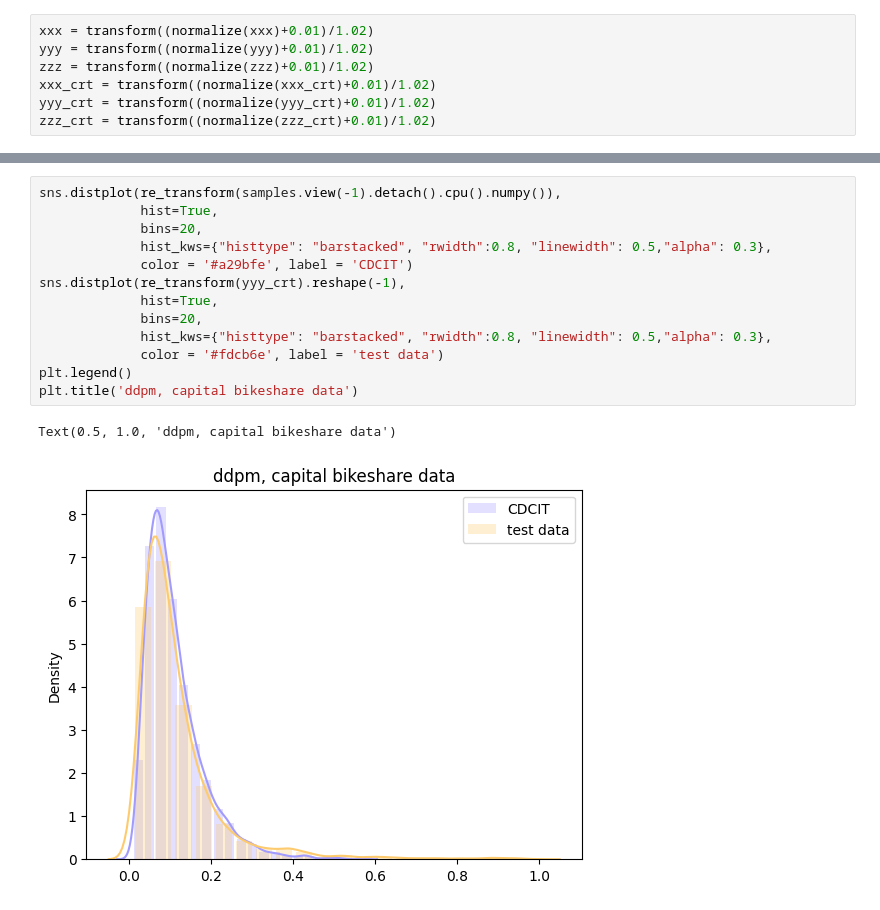
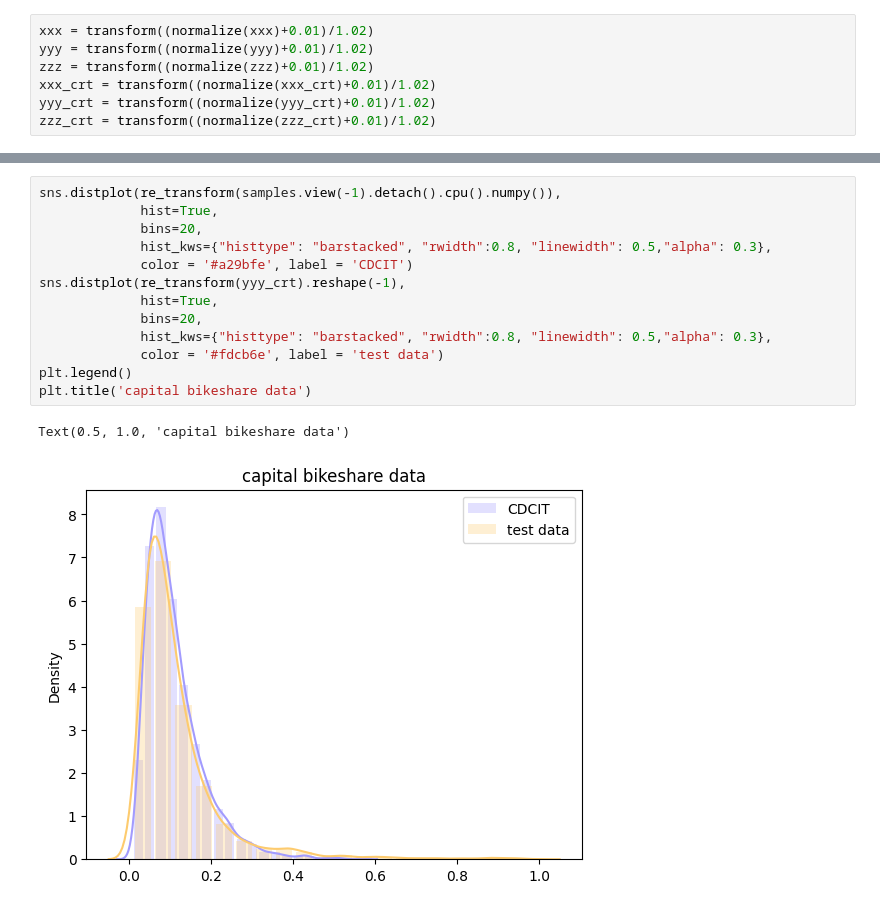
Before and after one commit to Yanfeng-Yang-0316/CDCIT, a Jupyter notebook: display/visualize_bicycle_data.ipynb, the cells around one changed output, grey strips where cells are left out. Saved outputs shown, nothing was run; the diff lists cells and outputs as text.

```diff
--- a/display/visualize_bicycle_data.ipynb
+++ b/display/visualize_bicycle_data.ipynb
@@ -175,16 +175,16 @@ crting
 # %%
 sns.distplot(re_transform(samples.view(-1).detach().cpu().numpy()),
              hist=True,
              bins=20,
              hist_kws={"histtype": "barstacked", "rwidth":0.8, "linewidth": 0.5,"alpha": 0.3},
              color = '#a29bfe', label = 'CDCIT')
 sns.distplot(re_transform(yyy_crt).reshape(-1),
              hist=True,
              bins=20,
              hist_kws={"histtype": "barstacked", "rwidth":0.8, "linewidth": 0.5,"alpha": 0.3},
              color = '#fdcb6e', label = 'test data')
 plt.legend()
-plt.title('ddpm, capital bikeshare data')
+plt.title('capital bikeshare data')
 # %% [output]
-Text(0.5, 1.0, 'ddpm, capital bikeshare data')
+Text(0.5, 1.0, 'capital bikeshare data')
-[figure, old version]
+[figure, new version]
```
